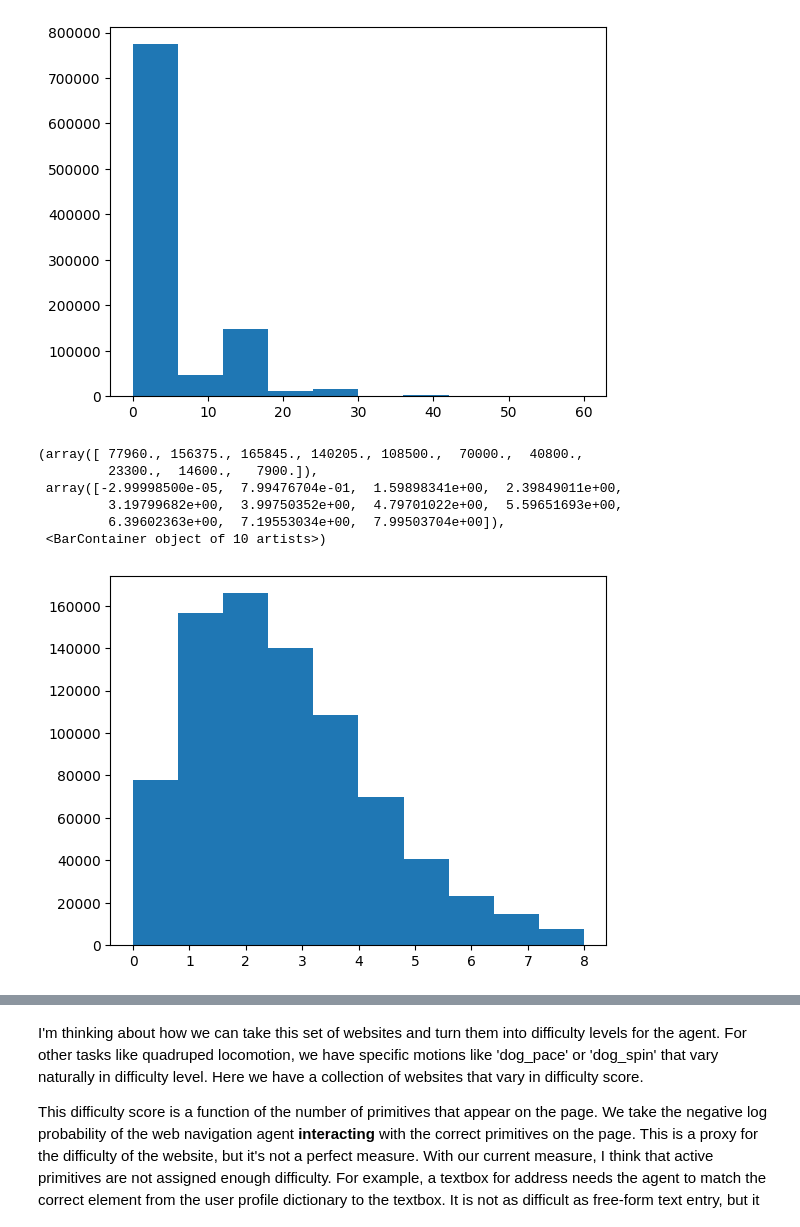
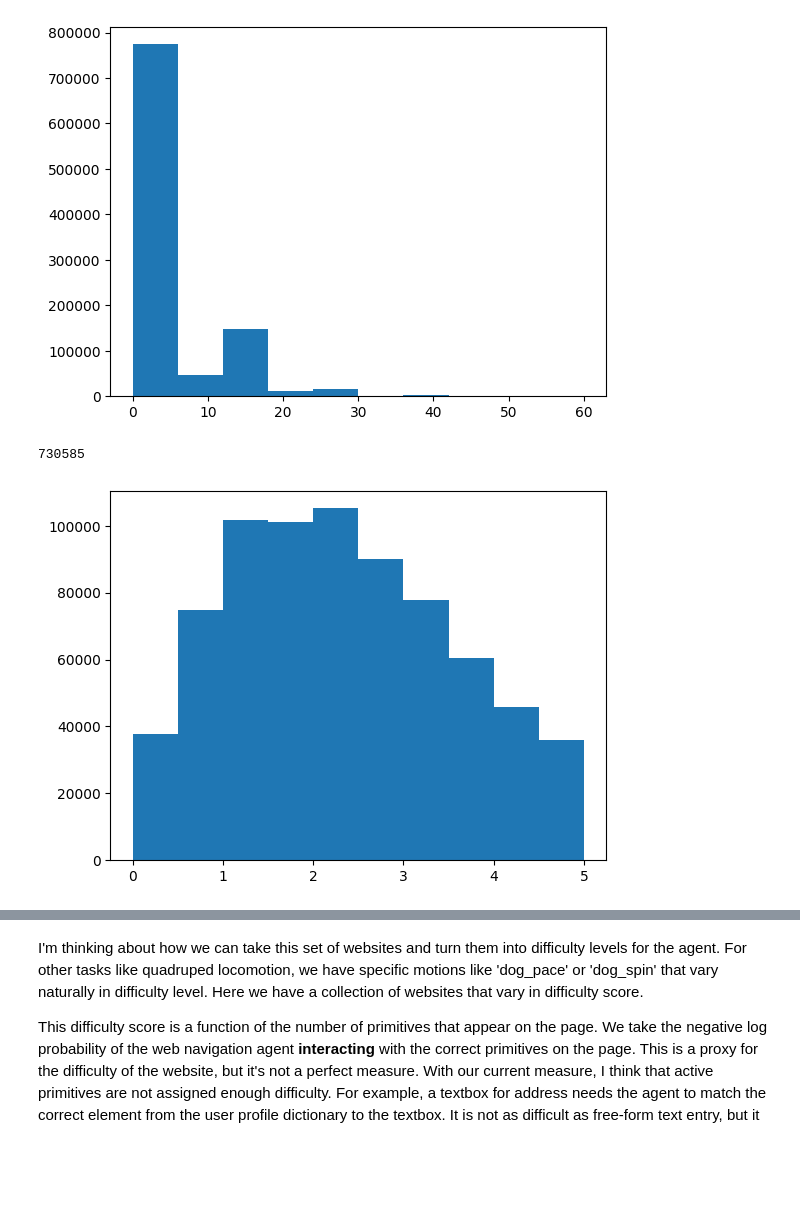
Before and after one commit to Farama-Foundation/A2Perf, a Jupyter notebook: viz/analysis/web_navigation/websites.ipynb, the cells around one changed output, grey strips where cells are left out. Cells and saved outputs as stored; diff of their text form; code cells hidden in the pictures; blank space fills up the shorter version.

```diff
--- a/viz/analysis/web_navigation/websites.ipynb
+++ b/viz/analysis/web_navigation/websites.ipynb
@@ -66,12 +66,10 @@ plt.hist([website.difficulty for website in websites])
 [figure]
 # %%
 # Plot histogram again but remove outliers that are too difficult
-plt.hist([website.difficulty for website in websites if website.difficulty < 8])
+subset_to_use = [website for website in websites if website.difficulty < 5]
+plt.hist([website.difficulty for website in subset_to_use])
+subset_to_use_difficulties = [website.difficulty for website in subset_to_use]
+len(subset_to_use)
 # %% [output]
-(array([ 77960., 156375., 165845., 140205., 108500.,  70000.,  40800.,
-         23300.,  14600.,   7900.]),
- array([-2.99998500e-05,  7.99476704e-01,  1.59898341e+00,  2.39849011e+00,
-         3.19799682e+00,  3.99750352e+00,  4.79701022e+00,  5.59651693e+00,
-         6.39602363e+00,  7.19553034e+00,  7.99503704e+00]),
- <BarContainer object of 10 artists>)
+730585
-[figure, old version]
+[figure, new version]
```
Also changed, not shown: parts of 12 cells of this notebook.
